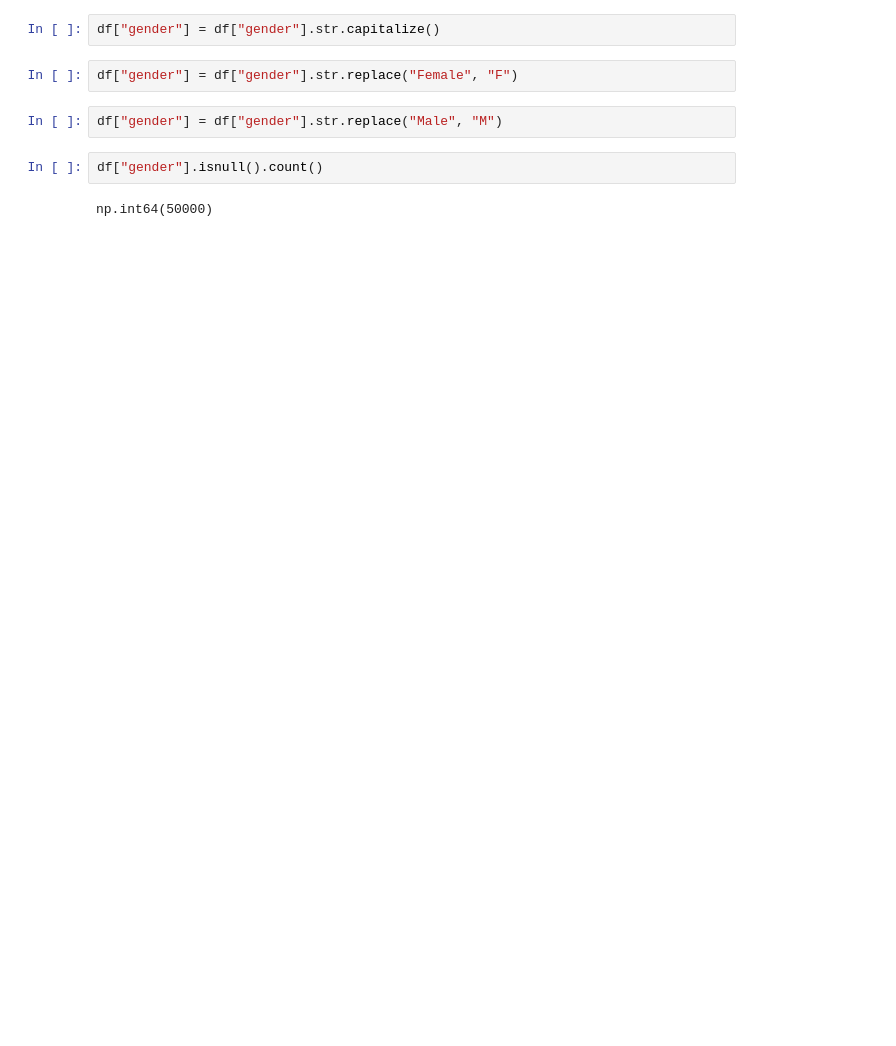
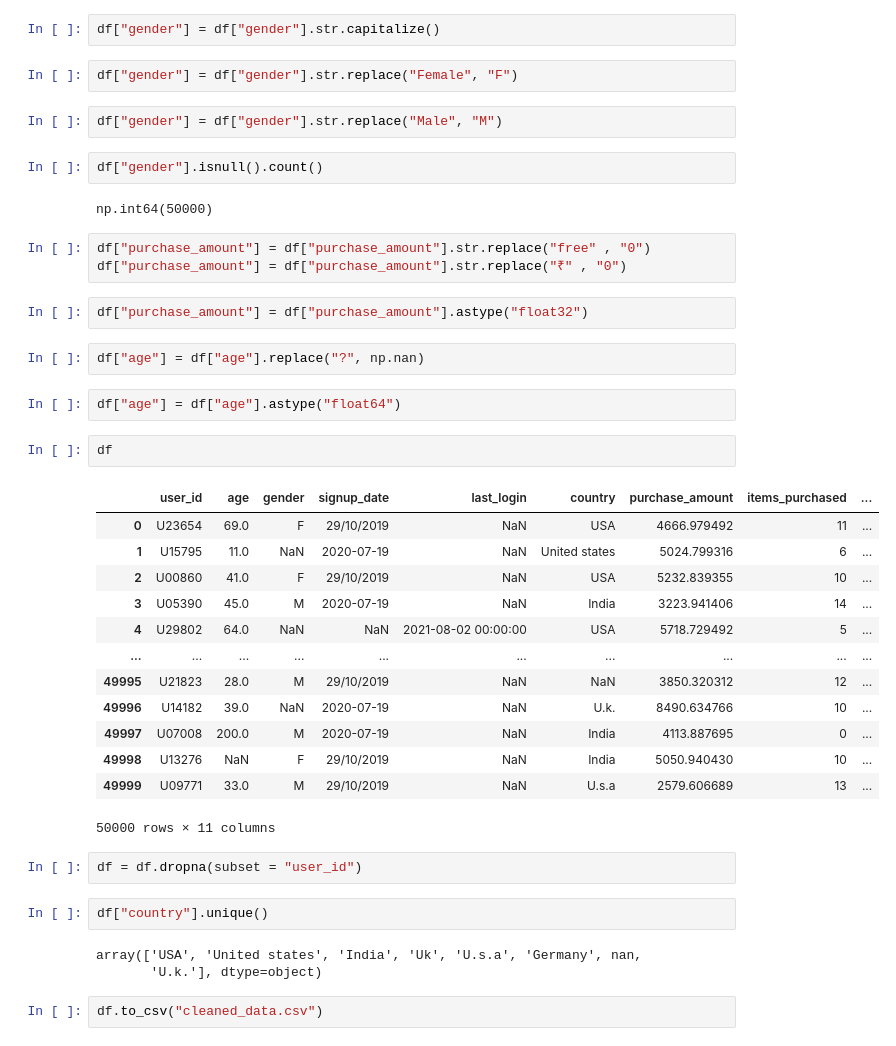
Before and after one commit to piyushraj-code/Learn-Data-Science, a Jupyter notebook: Dirty Data Challenge/data cleaning 2.ipynb, the cells around one changed output. Cells and saved outputs as stored; diff of their text form; blank space fills up the shorter version.

```diff
--- a/Dirty Data Challenge/data cleaning 2.ipynb
+++ b/Dirty Data Challenge/data cleaning 2.ipynb
@@ -140,3 +165,37 @@ df["gender"] = df["gender"].str.replace("Male", "M")
 df["gender"].isnull().count()
 # %% [output]
 np.int64(50000)
+# %%
+df["purchase_amount"] = df["purchase_amount"].str.replace("free" , "0")
+df["purchase_amount"] = df["purchase_amount"].str.replace("₹" , "0")
+# %%
+df["purchase_amount"] = df["purchase_amount"].astype("float32")
+# %%
+df["age"] = df["age"].replace("?", np.nan)
+# %%
+df["age"] = df["age"].astype("float64")
+# %%
+df
+# %% [output]
+|  | user_id | age | gender | signup_date | last_login | country | purchase_amount | items_purchased | ... |
+| 0 | U23654 | 69.0 | F | 29/10/2019 | NaN | USA | 4666.979492 | 11 | ... |
+| 1 | U15795 | 11.0 | NaN | 2020-07-19 | NaN | United states | 5024.799316 | 6 | ... |
+| 2 | U00860 | 41.0 | F | 29/10/2019 | NaN | USA | 5232.839355 | 10 | ... |
+| 3 | U05390 | 45.0 | M | 2020-07-19 | NaN | India | 3223.941406 | 14 | ... |
+| 4 | U29802 | 64.0 | NaN | NaN | 2021-08-02 00:00:00 | USA | 5718.729492 | 5 | ... |
+| ... | ... | ... | ... | ... | ... | ... | ... | ... | ... |
+| 49995 | U21823 | 28.0 | M | 29/10/2019 | NaN | NaN | 3850.320312 | 12 | ... |
+| 49996 | U14182 | 39.0 | NaN | 2020-07-19 | NaN | U.k. | 8490.634766 | 10 | ... |
+| 49997 | U07008 | 200.0 | M | 2020-07-19 | NaN | India | 4113.887695 | 0 | ... |
+| 49998 | U13276 | NaN | F | 29/10/2019 | NaN | India | 5050.940430 | 10 | ... |
+| 49999 | U09771 | 33.0 | M | 29/10/2019 | NaN | U.s.a | 2579.606689 | 13 | ... |
+50000 rows × 11 columns
+# %%
+df = df.dropna(subset = "user_id")
+# %%
+df["country"].unique()
+# %% [output]
+array(['USA', 'United states', 'India', 'Uk', 'U.s.a', 'Germany', nan,
+       'U.k.'], dtype=object)
+# %%
+df.to_csv("cleaned_data.csv")
```
Also changed, not shown: parts of 4 cells of this notebook, 2 other files.
